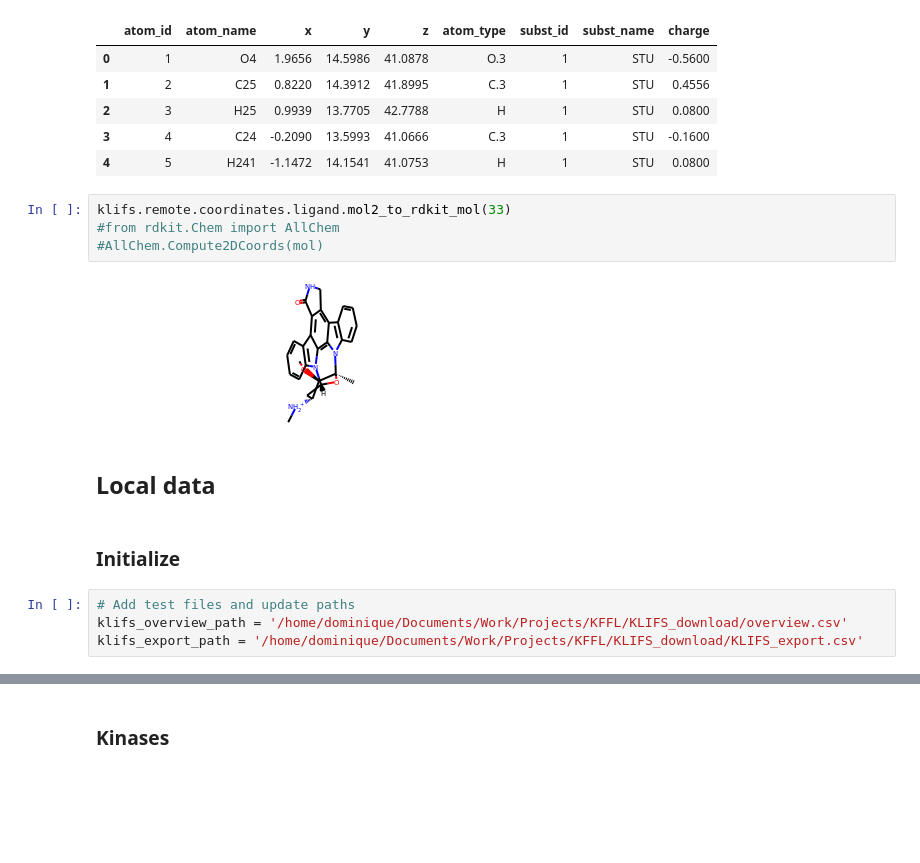
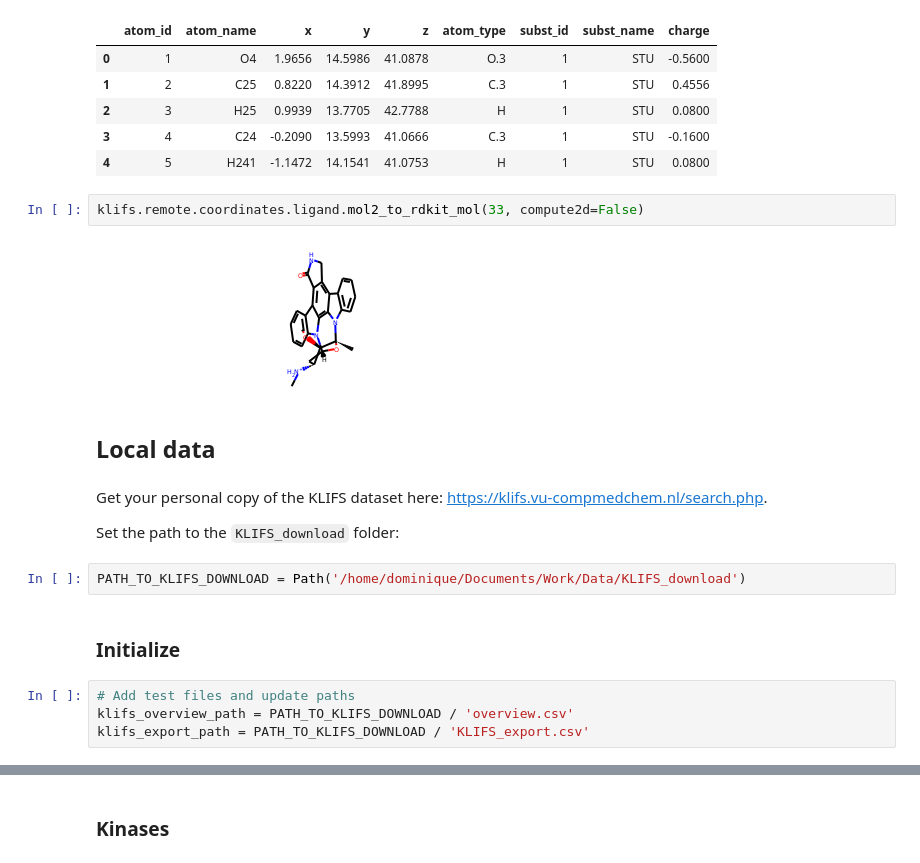
Before and after one commit to volkamerlab/klifs_utils, a Jupyter notebook: docs/tutorial.ipynb, the cells around one changed output, grey strips where cells are left out. Saved outputs shown, nothing was run; the diff lists cells and outputs as text; blank space fills up the shorter version.

```diff
--- a/docs/tutorial.ipynb
+++ b/docs/tutorial.ipynb
@@ -198,19 +253,23 @@ klifs.remote.coordinates.ligand.mol2_to_dataframe(33).head()
 | 3 | 4 | C24 | -0.2090 | 13.5993 | 41.0666 | C.3 | 1 | STU | -0.1600 |
 | 4 | 5 | H241 | -1.1472 | 14.1541 | 41.0753 | H | 1 | STU | 0.0800 |
 # %%
-klifs.remote.coordinates.ligand.mol2_to_rdkit_mol(33)
-#from rdkit.Chem import AllChem
-#AllChem.Compute2DCoords(mol)
+klifs.remote.coordinates.ligand.mol2_to_rdkit_mol(33, compute2d=False)
 # %% [output]
-[figure, old version]
+[figure, new version]
 # %% [markdown]
 ## Local data
+# %% [markdown]
+Get your personal copy of the KLIFS dataset here: https://klifs.vu-compmedchem.nl/search.php.
+
+Set the path to the `KLIFS_download` folder:
+# %%
+PATH_TO_KLIFS_DOWNLOAD = Path('/home/dominique/Documents/Work/Data/KLIFS_download')
 # %% [markdown]
 ### Initialize
 # %%
 # Add test files and update paths
-klifs_overview_path = '/home/dominique/Documents/Work/Projects/KFFL/KLIFS_download/overview.csv'
-klifs_export_path = '/home/dominique/Documents/Work/Projects/KFFL/KLIFS_download/KLIFS_export.csv'
+klifs_overview_path = PATH_TO_KLIFS_DOWNLOAD / 'overview.csv'
+klifs_export_path = PATH_TO_KLIFS_DOWNLOAD / 'KLIFS_export.csv'
 # %%
 klifs.local.initialize.from_files(
     klifs_overview_path=klifs_overview_path,
```
Also changed, not shown: parts of 47 cells of this notebook.
